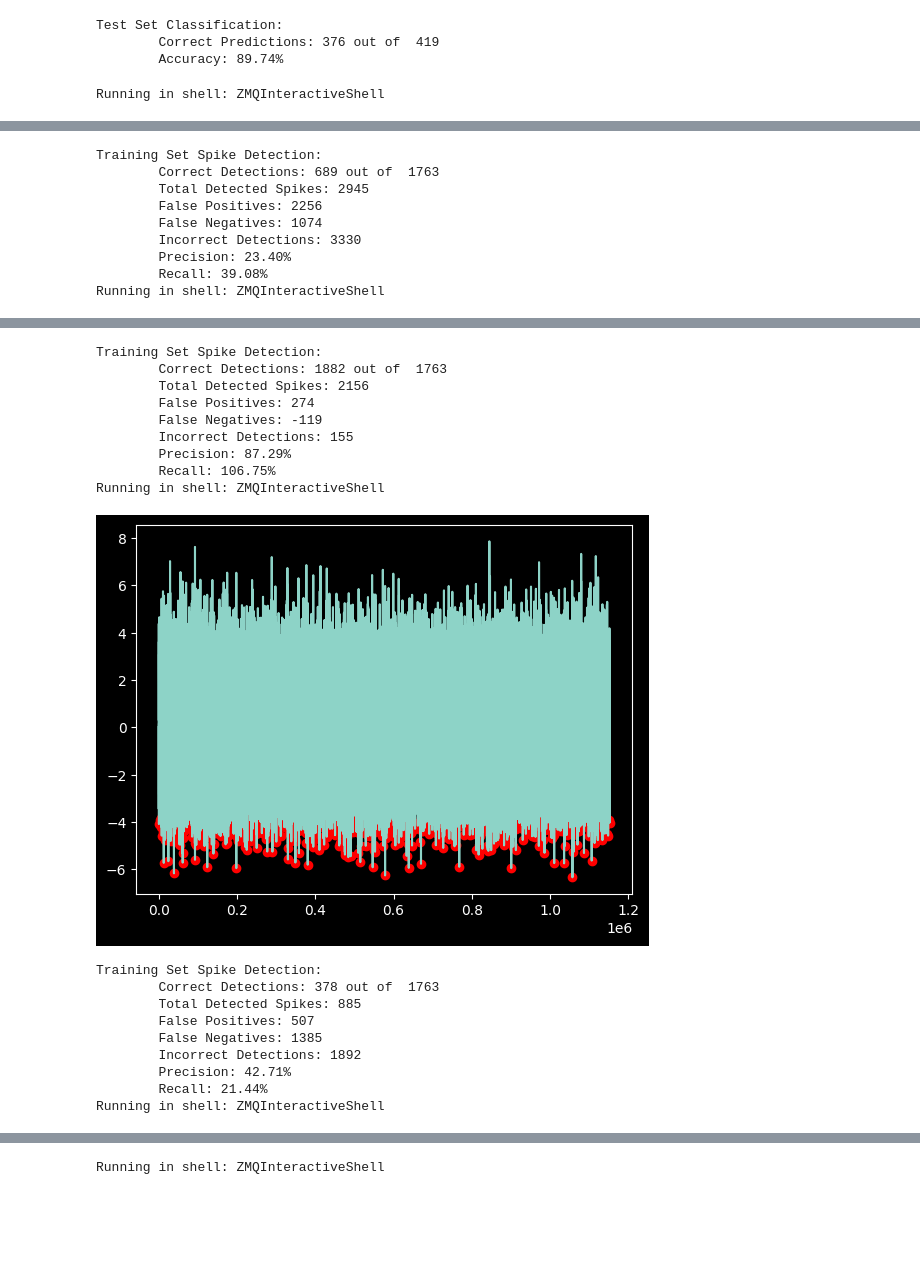
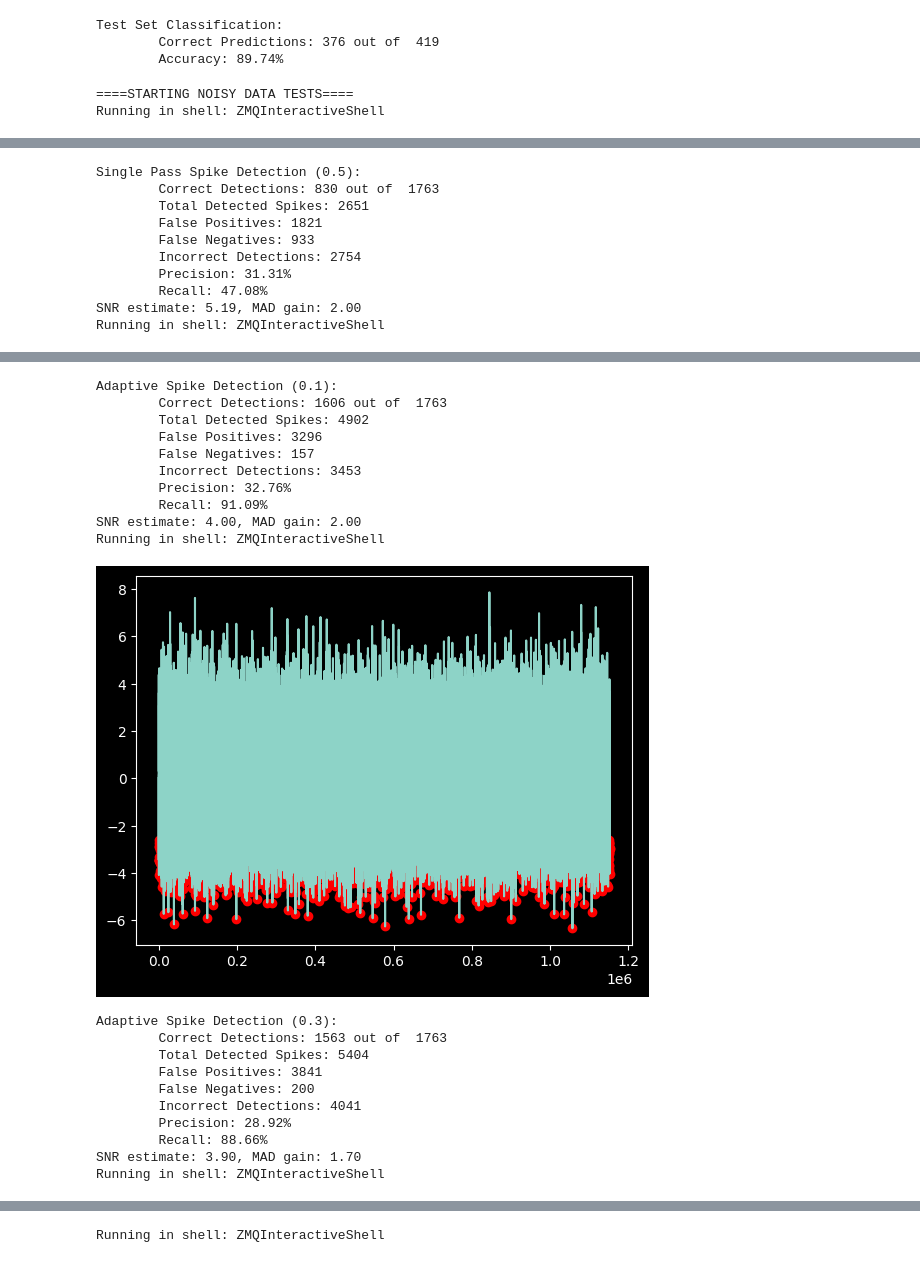
Before and after one commit to seb-hall/EE40098-Labs, a Jupyter notebook: cwc2.ipynb, the cells around one changed output, grey strips where cells are left out. Cells and saved outputs as stored; diff of their text form; code cells hidden in the pictures; blank space fills up the shorter version.

```diff
--- a/cwc2.ipynb
+++ b/cwc2.ipynb
@@ -280,6 +341,8 @@ Test Set Classification:
         Accuracy: 89.74%
 # %%
 # test on noisy data
+
+min_distance = 25
 
 print("====STARTING NOISY DATA TESTS====")
 for i, noisy_dataset in enumerate(noisy_datasets):
@@ -336,7 +399,7 @@ for i, noisy_dataset in enumerate(noisy_datasets):
 
     unlabelled_spikes = SpikeDetector(unlabelled_filter)
     unlabelled_mad = unlabelled_spikes.calculate_mad()
-    unlabelled_spikes.two_pass_detection(mad=unlabelled_mad, initial_gain=3.0, secondary_gain=3.0, distance=min_distance)
+    unlabelled_spikes.adaptive_detect_spikes(distance=min_distance)
 
     if in_jupyter():
         plt.plot(unlabelled_filter.filtered_data)
@@ -366,7 +429,7 @@ for i, noisy_dataset in enumerate(noisy_datasets):
 
     incorrect_detections = false_positives + (len(unlabelled_spikes.indices) - correct_detections)
 
-    print(f"Two Pass Spike Detection ({noise_levels[i]}):")
+    print(f"Adaptive Spike Detection ({noise_levels[i]}):")
     print("\tCorrect Detections:", correct_detections, "out of ", len(unlabelled_spikes.indices))
     print("\tTotal Detected Spikes:", len(unlabelled_spikes.detected_spikes))
     print("\tFalse Positives:", false_positives)
@@ -377,5 +440,6 @@ for i, noisy_dataset in enumerate(noisy_datasets):
 
 print("====FINISHED NOISY DATA TESTS====")
 # %% [output]
+====STARTING NOISY DATA TESTS====
 Running in shell: ZMQInteractiveShell
 [figure]
@@ -400,11 +464,12 @@ Training Set Spike Detection:
 Running in shell: ZMQInteractiveShell
 [figure]
-Training Set Spike Detection:
-        Correct Detections: 689 out of  1763
-        Total Detected Spikes: 2945
-        False Positives: 2256
-        False Negatives: 1074
-        Incorrect Detections: 3330
-        Precision: 23.40%
-        Recall: 39.08%
+Single Pass Spike Detection (0.5):
+        Correct Detections: 830 out of  1763
+        Total Detected Spikes: 2651
+        False Positives: 1821
+        False Negatives: 933
+        Incorrect Detections: 2754
+        Precision: 31.31%
+        Recall: 47.08%
+SNR estimate: 5.19, MAD gain: 2.00
 Running in shell: ZMQInteractiveShell
@@ -412,19 +477,21 @@ Running in shell: ZMQInteractiveShell
-Training Set Spike Detection:
-        Correct Detections: 1882 out of  1763
-        Total Detected Spikes: 2156
-        False Positives: 274
-        False Negatives: -119
-        Incorrect Detections: 155
-        Precision: 87.29%
-        Recall: 106.75%
+Adaptive Spike Detection (0.1):
+        Correct Detections: 1606 out of  1763
+        Total Detected Spikes: 4902
+        False Positives: 3296
+        False Negatives: 157
+        Incorrect Detections: 3453
+        Precision: 32.76%
+        Recall: 91.09%
+SNR estimate: 4.00, MAD gain: 2.00
 Running in shell: ZMQInteractiveShell
-[figure, old version]
+[figure, new version]
-Training Set Spike Detection:
-        Correct Detections: 378 out of  1763
-        Total Detected Spikes: 885
-        False Positives: 507
-        False Negatives: 1385
-        Incorrect Detections: 1892
-        Precision: 42.71%
-        Recall: 21.44%
+Adaptive Spike Detection (0.3):
+        Correct Detections: 1563 out of  1763
+        Total Detected Spikes: 5404
+        False Positives: 3841
+        False Negatives: 200
+        Incorrect Detections: 4041
+        Precision: 28.92%
+        Recall: 88.66%
+SNR estimate: 3.90, MAD gain: 1.70
 Running in shell: ZMQInteractiveShell
```
Also changed, not shown: parts of 2 cells of this notebook, 7 other files.
